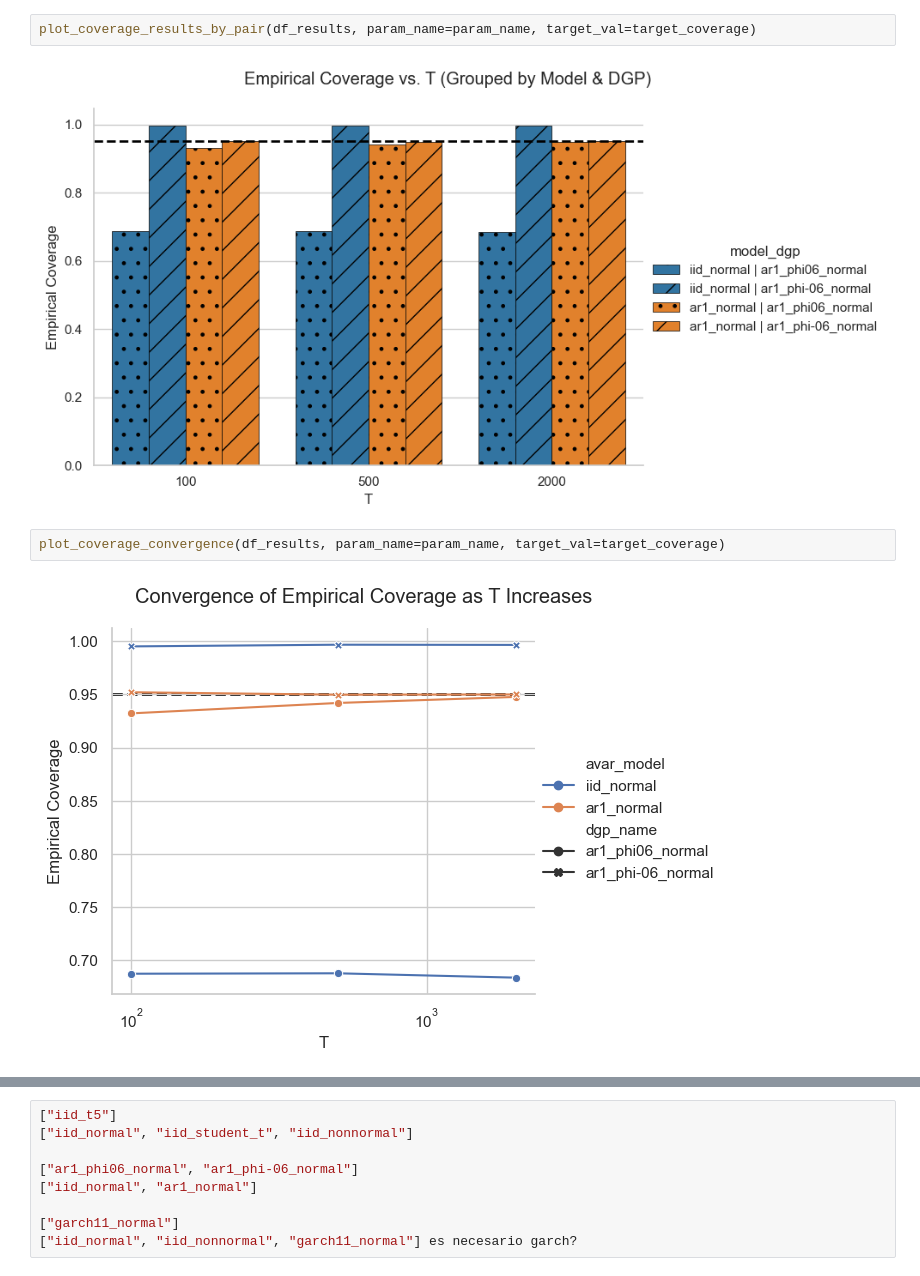
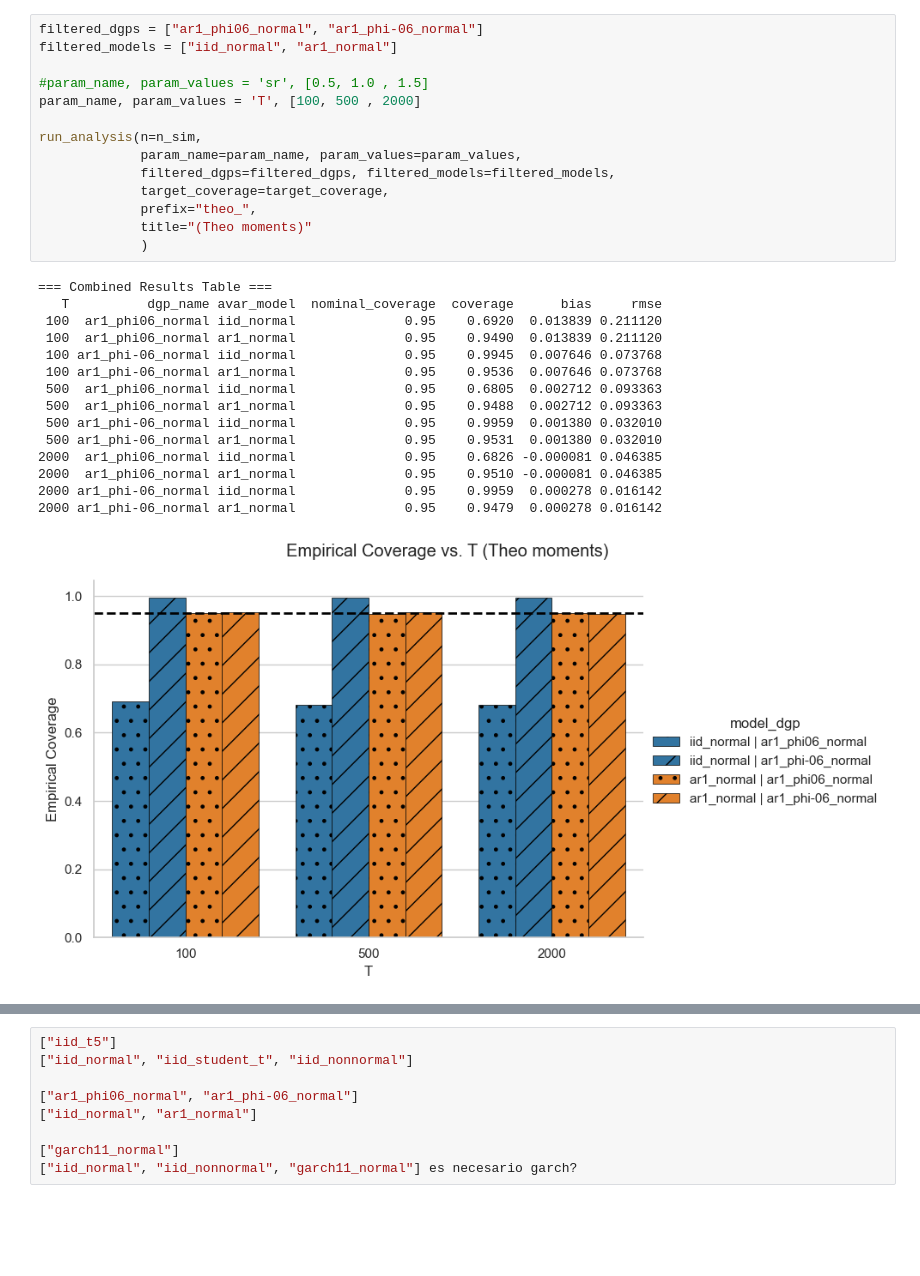
Before and after one commit to Fabro2701/sharpe_ratio_TFM, a Jupyter notebook: notebooks/coverage_analysis.ipynb, the cells around one changed output, grey strips where cells are left out. Drawn from its saved outputs; the diff is of its cells as text; blank space fills up the shorter version.

Commit message:
run_analysis encap & title &prefix

```diff
--- a/notebooks/coverage_analysis.ipynb
+++ b/notebooks/coverage_analysis.ipynb
@@ -67,8 +46,30 @@ df_results = parse_coverage_setups(n=n_sim,
-# %%
-plot_coverage_results_by_pair(df_results, param_name=param_name, target_val=target_coverage)
-# %% [output]
-[figure, removed]
-# %%
-plot_coverage_convergence(df_results, param_name=param_name, target_val=target_coverage)
-# %% [output]
-[figure, removed]
+# %%
+filtered_dgps = ["ar1_phi06_normal", "ar1_phi-06_normal"]
+filtered_models = ["iid_normal", "ar1_normal"]
+
+#param_name, param_values = 'sr', [0.5, 1.0 , 1.5]
+param_name, param_values = 'T', [100, 500 , 2000]
+
+run_analysis(n=n_sim,
+             param_name=param_name, param_values=param_values,
+             filtered_dgps=filtered_dgps, filtered_models=filtered_models,
+             target_coverage=target_coverage,
+             prefix="theo_",
+             title="(Theo moments)"
+             )
+# %% [output]
+=== Combined Results Table ===
+   T          dgp_name avar_model  nominal_coverage  coverage      bias     rmse
+ 100  ar1_phi06_normal iid_normal              0.95    0.6920  0.013839 0.211120
+ 100  ar1_phi06_normal ar1_normal              0.95    0.9490  0.013839 0.211120
+ 100 ar1_phi-06_normal iid_normal              0.95    0.9945  0.007646 0.073768
+ 100 ar1_phi-06_normal ar1_normal              0.95    0.9536  0.007646 0.073768
+ 500  ar1_phi06_normal iid_normal              0.95    0.6805  0.002712 0.093363
+ 500  ar1_phi06_normal ar1_normal              0.95    0.9488  0.002712 0.093363
+ 500 ar1_phi-06_normal iid_normal              0.95    0.9959  0.001380 0.032010
+ 500 ar1_phi-06_normal ar1_normal              0.95    0.9531  0.001380 0.032010
+2000  ar1_phi06_normal iid_normal              0.95    0.6826 -0.000081 0.046385
+2000  ar1_phi06_normal ar1_normal              0.95    0.9510 -0.000081 0.046385
+2000 ar1_phi-06_normal iid_normal              0.95    0.9959  0.000278 0.016142
+2000 ar1_phi-06_normal ar1_normal              0.95    0.9479  0.000278 0.016142
+[figure, added]
```
Also changed, not shown: parts of 5 cells of this notebook, 1 other file.
